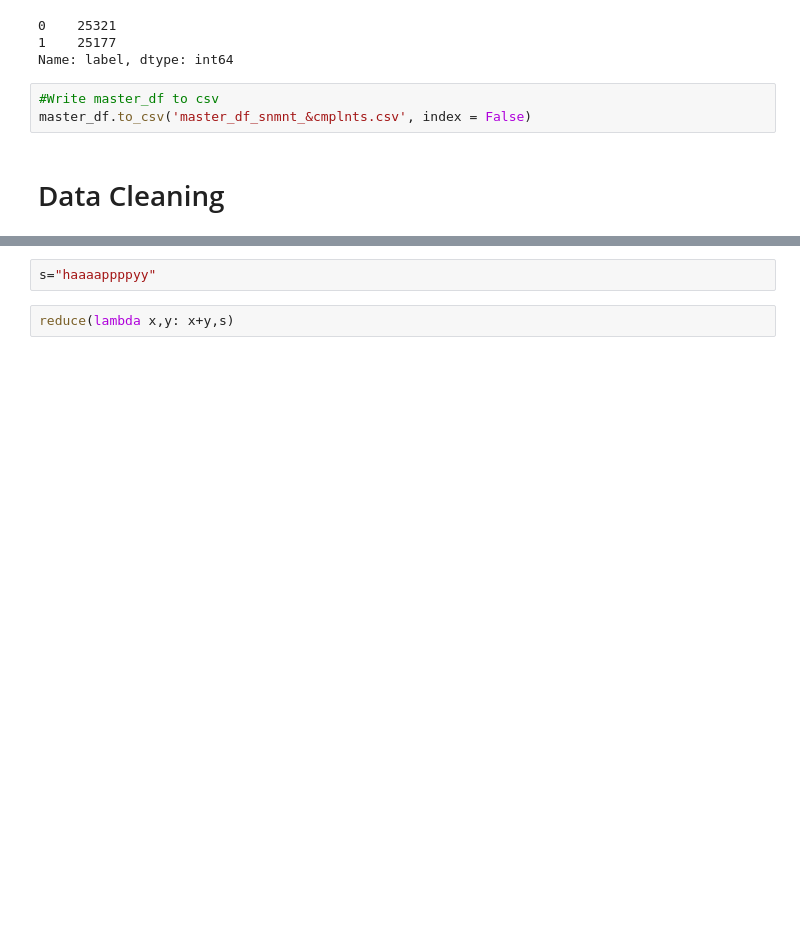
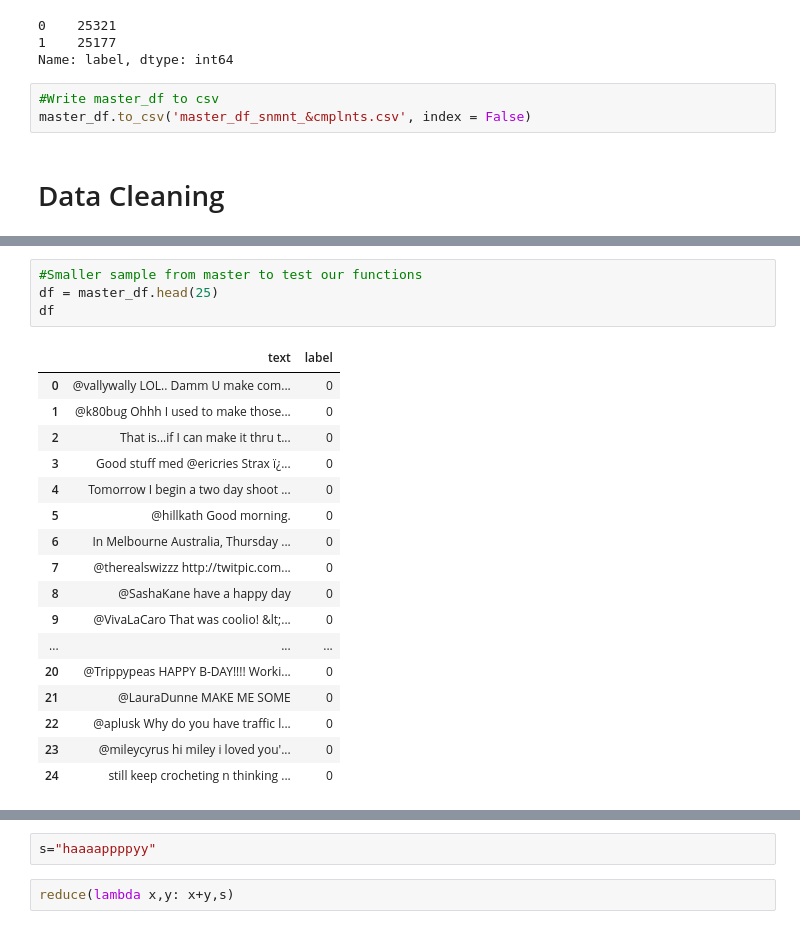
Before and after one commit to apandey86/capstone_community_problems, a Jupyter notebook: data_preprocessing2.ipynb, the cells around one changed output, grey strips where cells are left out. Drawn from its saved outputs; the diff is of its cells as text; blank space fills up the shorter version.

```diff
--- a/data_preprocessing2.ipynb
+++ b/data_preprocessing2.ipynb
@@ -136,0 +151,22 @@ master_df.tail(100).head()
+# %%
+#Smaller sample from master to test our functions
+df = master_df.head(25)
+df
+# %% [output]
+|  | text | label |
+| 0 | @vallywally LOL.. Damm U make com... | 0 |
+| 1 | @k80bug Ohhh I used to make those... | 0 |
+| 2 | That is...if I can make it thru t... | 0 |
+| 3 | Good stuff med @ericries Strax ï¿... | 0 |
+| 4 | Tomorrow I begin a two day shoot ... | 0 |
+| 5 | @hillkath Good morning. | 0 |
+| 6 | In Melbourne Australia, Thursday ... | 0 |
+| 7 | @therealswizzz http://twitpic.com... | 0 |
+| 8 | @SashaKane have a happy day | 0 |
+| 9 | @VivaLaCaro That was coolio! &lt;... | 0 |
+| ... | ... | ... |
+| 20 | @Trippypeas HAPPY B-DAY!!!! Worki... | 0 |
+| 21 | @LauraDunne MAKE ME SOME | 0 |
+| 22 | @aplusk Why do you have traffic l... | 0 |
+| 23 | @mileycyrus hi miley i loved you'... | 0 |
+| 24 | still keep crocheting n thinking ... | 0 |
```
Also changed, not shown: parts of 36 cells of this notebook.
